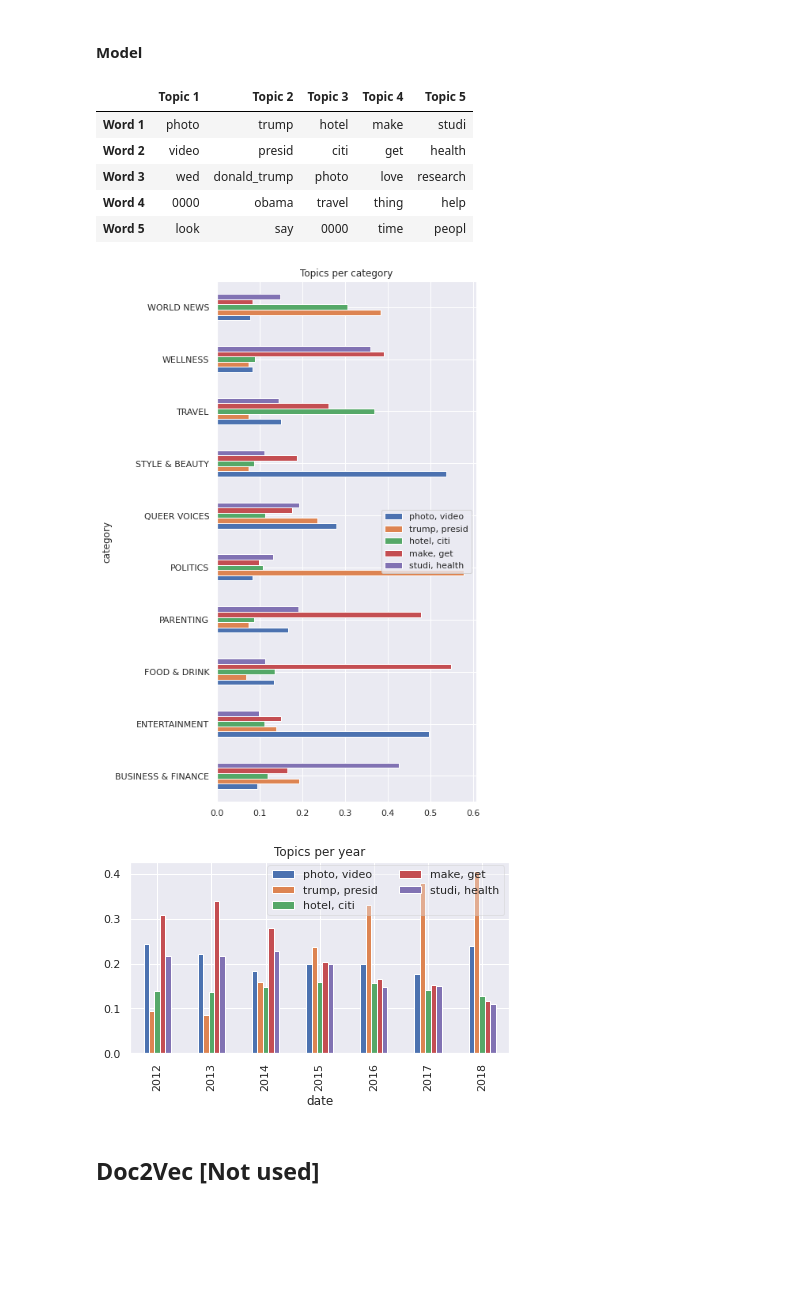
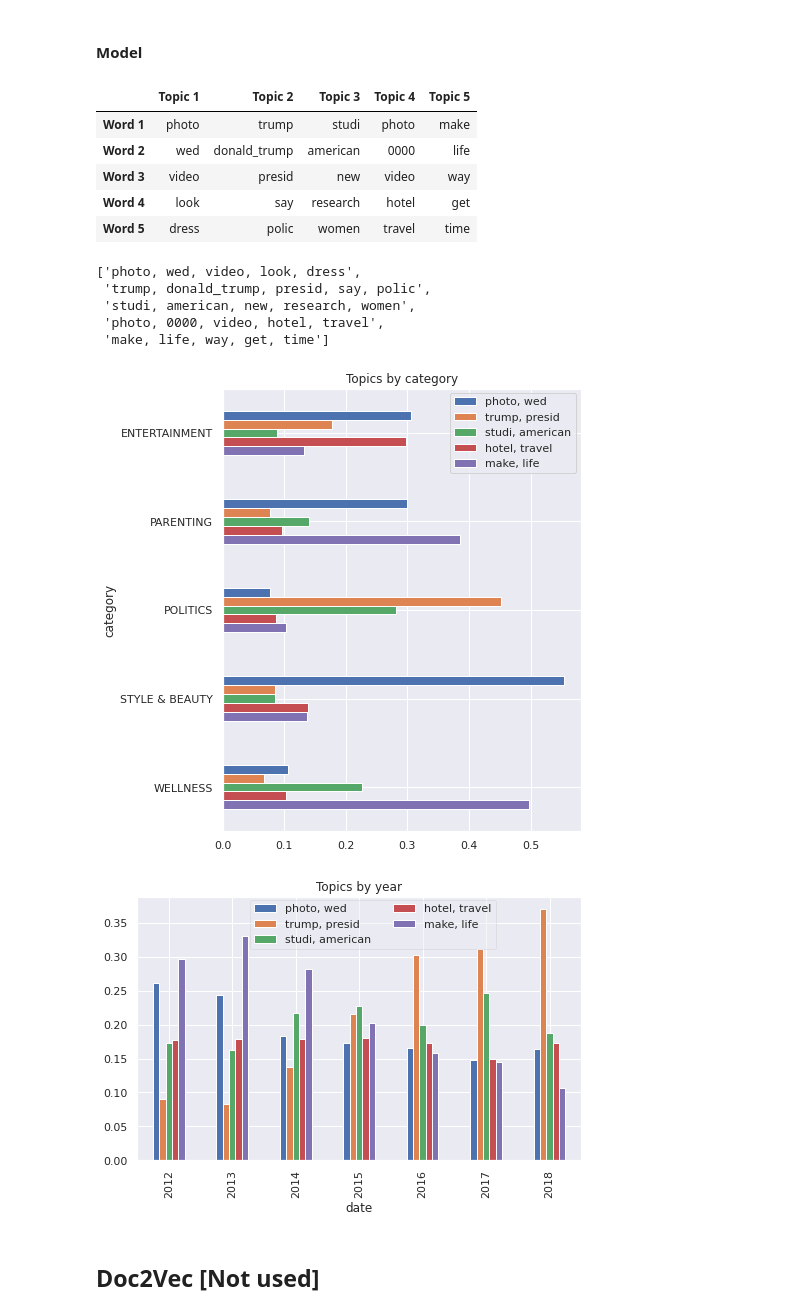
Before and after one commit to LetteraUnica/HuffPost-analysis, a Jupyter notebook: final-project/news_analysis.ipynb, the cells around one changed output. Drawn from its saved outputs; the diff is of its cells as text; code cells hidden in the pictures; blank space fills up the shorter version.

```diff
--- a/final-project/news_analysis.ipynb
+++ b/final-project/news_analysis.ipynb
@@ -320,25 +320,37 @@ model = LdaMulticore(corpus=model_corpus,
                      num_topics=5,
                      alpha="symmetric",
                      eta="symmetric",
-                     passes=20,
+                     passes=10,
                      workers=4)
 # %%
-topics = pd.DataFrame([i.split(", ") for i in get_topic_descriptors(model, num_words=5)]
-                      , index=["Topic {}".format(i) for i in range(1, 6)],
+topics = pd.DataFrame([i.split(", ") for i in get_topic_descriptors(model, num_words=5)],
+                      index=["Topic {}".format(i) for i in range(1, 6)],
                       columns=["Word {}".format(i) for i in range(1, 6)])
+
+topics.T
+# %% [output]
+|  | Topic 1 | Topic 2 | Topic 3 | Topic 4 | Topic 5 |
+| Word 1 | photo | trump | studi | photo | make |
+| Word 2 | wed | donald_trump | american | 0000 | life |
+| Word 3 | video | presid | new | video | way |
+| Word 4 | look | say | research | hotel | get |
+| Word 5 | dress | polic | women | travel | time |
-# %%
-topics.T
-# %% [output]
-|  | Topic 1 | Topic 2 | Topic 3 | Topic 4 | Topic 5 |
-| Word 1 | photo | trump | hotel | make | studi |
-| Word 2 | video | presid | citi | get | health |
-| Word 3 | wed | donald_trump | photo | love | research |
-| Word 4 | 0000 | obama | travel | thing | help |
-| Word 5 | look | say | 0000 | time | peopl |
+# %%
+get_topic_descriptors(model, num_words=5)
+# %% [output]
+['photo, wed, video, look, dress',
+ 'trump, donald_trump, presid, say, polic',
+ 'studi, american, new, research, women',
+ 'photo, 0000, video, hotel, travel',
+ 'make, life, way, get, time']
 # %%
 # The topic descriptor are setted manually because sometime the top words are repeated
 # or not informative.
-descriptors = get_topic_descriptors(model, num_words=2)
+descriptors = ['photo, wed',
+               'trump, presid',
+               'studi, american',
+               'hotel, travel',
+               'make, life']
 # %%
 # Get the topic distribution of each document
 documents_by_topics = []
@@ -354,22 +366,23 @@ topic_distros["date"] = data["date"].astype("datetime64[ns]")
 # %%
 # Plot topics by category
 most_common_categories = topic_distros.groupby("category").count().sort_values(by="date", ascending=False).index.values
-topic_distros[topic_distros["category"].isin(most_common_categories[:10])].groupby("category").mean().plot.barh(figsize=(7, 10))
+topic_distros[topic_distros["category"].isin(most_common_categories[:5])].groupby("category").mean().plot.barh(figsize=(7, 7))
 
-pl.title("Topics per category")
-pl.legend(loc='center right', bbox_to_anchor=(1, 0.5), ncol=1)
+pl.title("Topics by category")
+pl.legend(loc='center right', bbox_to_anchor=(1, 0.9), ncol=1)
+pl.gca().invert_yaxis()
 pl.savefig("topics_by_category.png", dpi=300, bbox_inches="tight")
 # %% [output]
-[figure, old version]
+[figure, new version]
 # %%
 # Plot topics per year
-topic_distros.groupby(topic_distros['date'].map(lambda x: x.year)).mean().plot.bar()
-pl.legend(loc='upper right', bbox_to_anchor=(1, 1.01), ncol=2, framealpha=0.4)
+topic_distros.groupby(topic_distros['date'].map(lambda x: x.year)).mean().plot.bar(figsize=(7, 5))
+pl.legend(loc='upper right', bbox_to_anchor=(0.82, 1.01), ncol=2, framealpha=0.4)
 
-pl.title("Topics per year")
+pl.title("Topics by year")
 pl.savefig("topics_by_year.png", dpi=300, bbox_inches="tight")
 # %% [output]
-[figure, old version]
+[figure, new version]
 # %% [markdown]
 ## Doc2Vec [Not used]
 # %%
```
Also changed, not shown: parts of 2 cells of this notebook, 13 other files.
